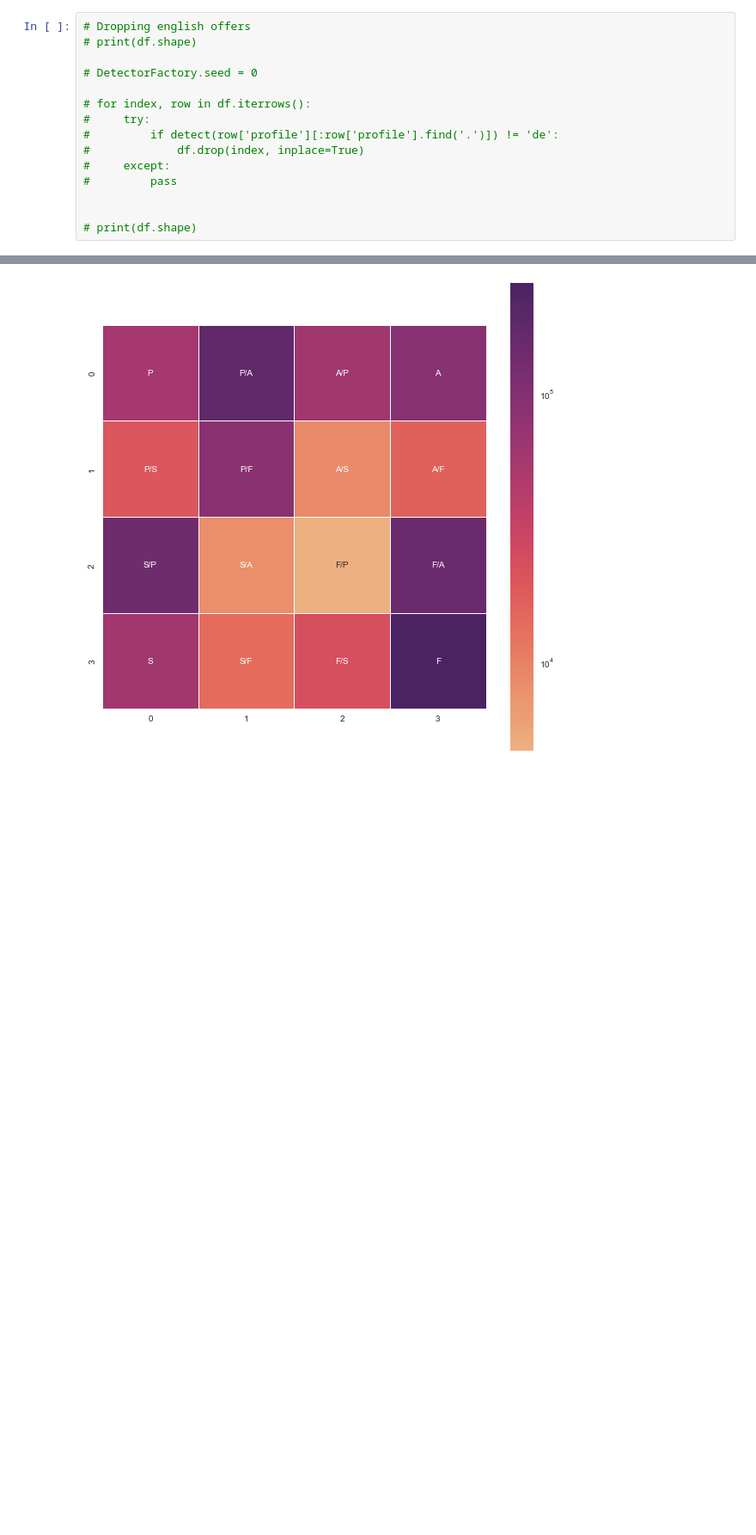
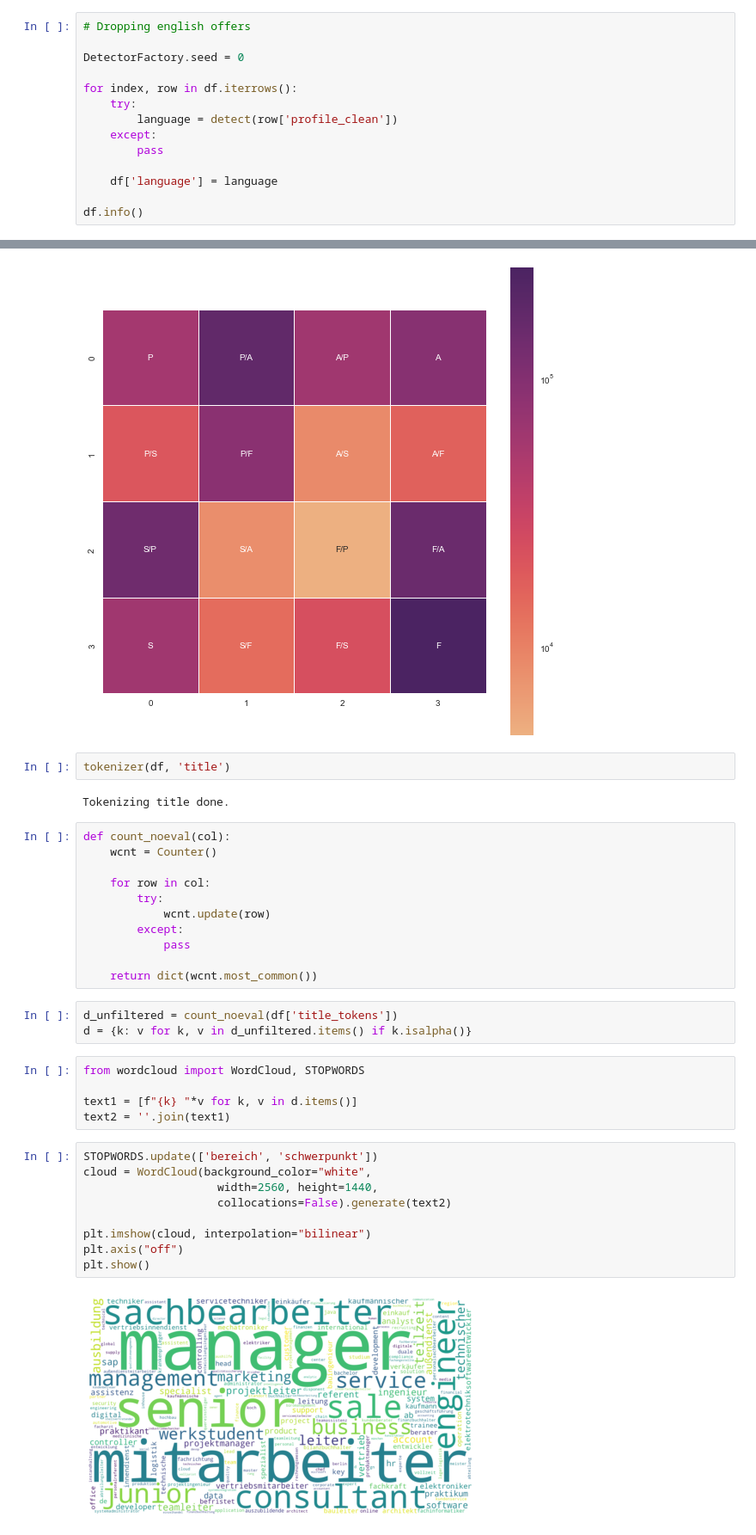
Before and after one commit to sharasivam/stellenanzeigen, a Jupyter notebook: story.ipynb, the cells around one changed output, grey strips where cells are left out. Shown at 86% size. Drawn from its saved outputs; the diff is of its cells as text; blank space fills up the shorter version.

Commit message:
added more analysis
more analysis
tokenized columns and created new csv to speed up analysis

```diff
--- a/story.ipynb
+++ b/story.ipynb
@@ -39,15 +79,14 @@ df = pd.read_csv('jobs.csv', encoding='UTF-8')
 # %%
 # Dropping english offers
-# print(df.shape)
 
-# DetectorFactory.seed = 0
+DetectorFactory.seed = 0
 
-# for index, row in df.iterrows():
-#     try:
-#         if detect(row['profile'][:row['profile'].find('.')]) != 'de':
-#             df.drop(index, inplace=True)
-#     except:
-#         pass
+for index, row in df.iterrows():
+    try:
+        language = detect(row['profile_clean'])
+    except:
+        pass
 
+    df['language'] = language
 
-# print(df.shape)
+df.info()
@@ -393,3 +513,37 @@ sns.heatmap(goho,
 # %% [output]
 <AxesSubplot:>
 [figure]
+# %%
+tokenizer(df, 'title')
+# %% [output]
+Tokenizing title done.
+# %%
+def count_noeval(col):
+    wcnt = Counter()
+
+    for row in col:
+        try:
+            wcnt.update(row)
+        except:
+            pass
+
+    return dict(wcnt.most_common())
+# %%
+d_unfiltered = count_noeval(df['title_tokens'])
+d = {k: v for k, v in d_unfiltered.items() if k.isalpha()}
+# %%
+from wordcloud import WordCloud, STOPWORDS
+
+text1 = [f"{k} "*v for k, v in d.items()]
+text2 = ''.join(text1)
+# %%
+STOPWORDS.update(['bereich', 'schwerpunkt'])
+cloud = WordCloud(background_color="white",
+                    width=2560, height=1440,
+                    collocations=False).generate(text2)
+
+plt.imshow(cloud, interpolation="bilinear")
+plt.axis("off")
+plt.show()
+# %% [output]
+[figure, added]
```
Also changed, not shown: parts of 26 cells of this notebook, 1 other file.
